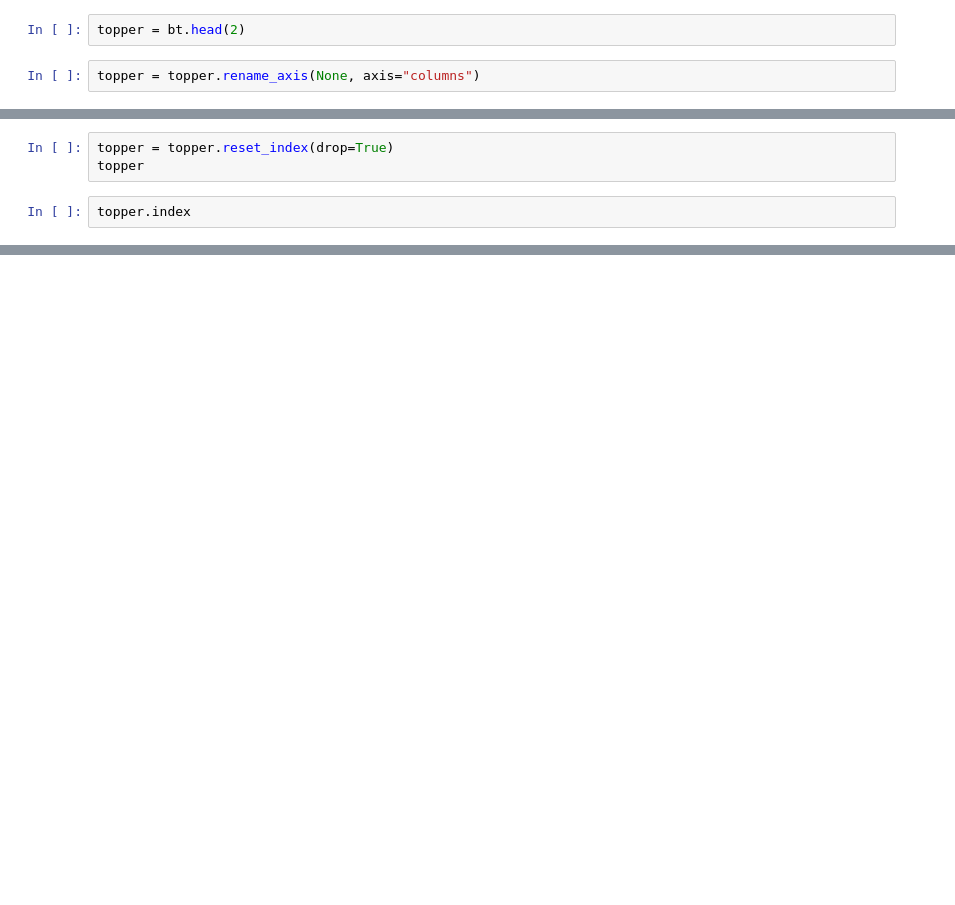
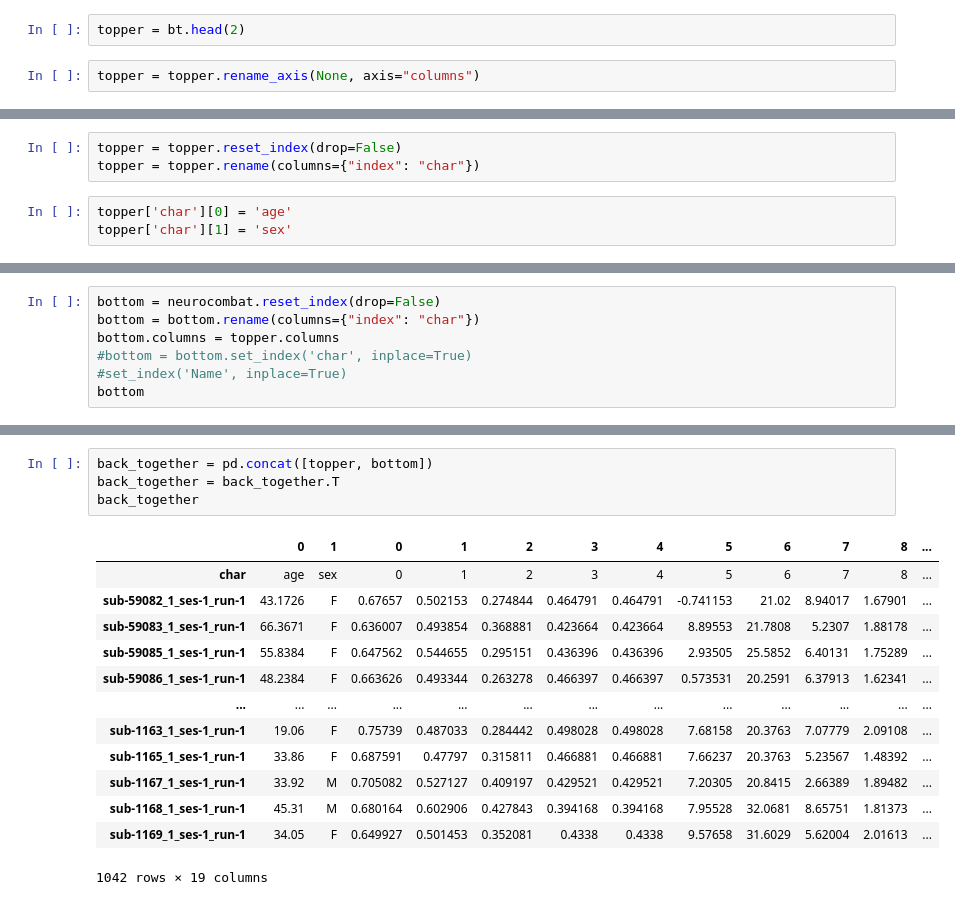
Before and after one commit to brainspinner/cvasl, a Jupyter notebook: harmonization_paper/neurocombat_harmon.ipynb, the cells around one changed output, grey strips where cells are left out. Saved outputs shown, nothing was run; the diff lists cells and outputs as text; blank space fills up the shorter version.

```diff
--- a/harmonization_paper/neurocombat_harmon.ipynb
+++ b/harmonization_paper/neurocombat_harmon.ipynb
@@ -122,5 +237,6 @@ topper
 # %%
-topper = topper.reset_index(drop=True)
-topper
+topper = topper.reset_index(drop=False)
+topper = topper.rename(columns={"index": "char"})
 # %%
-topper.index
+topper['char'][0] = 'age'
+topper['char'][1] = 'sex'
@@ -126,0 +259,7 @@ topper.index
+# %%
+bottom = neurocombat.reset_index(drop=False)
+bottom = bottom.rename(columns={"index": "char"})
+bottom.columns = topper.columns
+#bottom = bottom.set_index('char', inplace=True)
+#set_index('Name', inplace=True)
+bottom
@@ -126,0 +286,18 @@ topper.index
+# %%
+back_together = pd.concat([topper, bottom])
+back_together = back_together.T
+back_together
+# %% [output]
+|  | 0 | 1 | 0 | 1 | 2 | 3 | 4 | 5 | 6 | 7 | 8 | ... |
+| char | age | sex | 0 | 1 | 2 | 3 | 4 | 5 | 6 | 7 | 8 | ... |
+| sub-59082_1_ses-1_run-1 | 43.1726 | F | 0.67657 | 0.502153 | 0.274844 | 0.464791 | 0.464791 | -0.741153 | 21.02 | 8.94017 | 1.67901 | ... |
+| sub-59083_1_ses-1_run-1 | 66.3671 | F | 0.636007 | 0.493854 | 0.368881 | 0.423664 | 0.423664 | 8.89553 | 21.7808 | 5.2307 | 1.88178 | ... |
+| sub-59085_1_ses-1_run-1 | 55.8384 | F | 0.647562 | 0.544655 | 0.295151 | 0.436396 | 0.436396 | 2.93505 | 25.5852 | 6.40131 | 1.75289 | ... |
+| sub-59086_1_ses-1_run-1 | 48.2384 | F | 0.663626 | 0.493344 | 0.263278 | 0.466397 | 0.466397 | 0.573531 | 20.2591 | 6.37913 | 1.62341 | ... |
+| ... | ... | ... | ... | ... | ... | ... | ... | ... | ... | ... | ... | ... |
+| sub-1163_1_ses-1_run-1 | 19.06 | F | 0.75739 | 0.487033 | 0.284442 | 0.498028 | 0.498028 | 7.68158 | 20.3763 | 7.07779 | 2.09108 | ... |
+| sub-1165_1_ses-1_run-1 | 33.86 | F | 0.687591 | 0.47797 | 0.315811 | 0.466881 | 0.466881 | 7.66237 | 20.3763 | 5.23567 | 1.48392 | ... |
+| sub-1167_1_ses-1_run-1 | 33.92 | M | 0.705082 | 0.527127 | 0.409197 | 0.429521 | 0.429521 | 7.20305 | 20.8415 | 2.66389 | 1.89482 | ... |
+| sub-1168_1_ses-1_run-1 | 45.31 | M | 0.680164 | 0.602906 | 0.427843 | 0.394168 | 0.394168 | 7.95528 | 32.0681 | 8.65751 | 1.81373 | ... |
+| sub-1169_1_ses-1_run-1 | 34.05 | F | 0.649927 | 0.501453 | 0.352081 | 0.4338 | 0.4338 | 9.57658 | 31.6029 | 5.62004 | 2.01613 | ... |
+1042 rows × 19 columns
```
Also changed, not shown: parts of 25 cells of this notebook.
